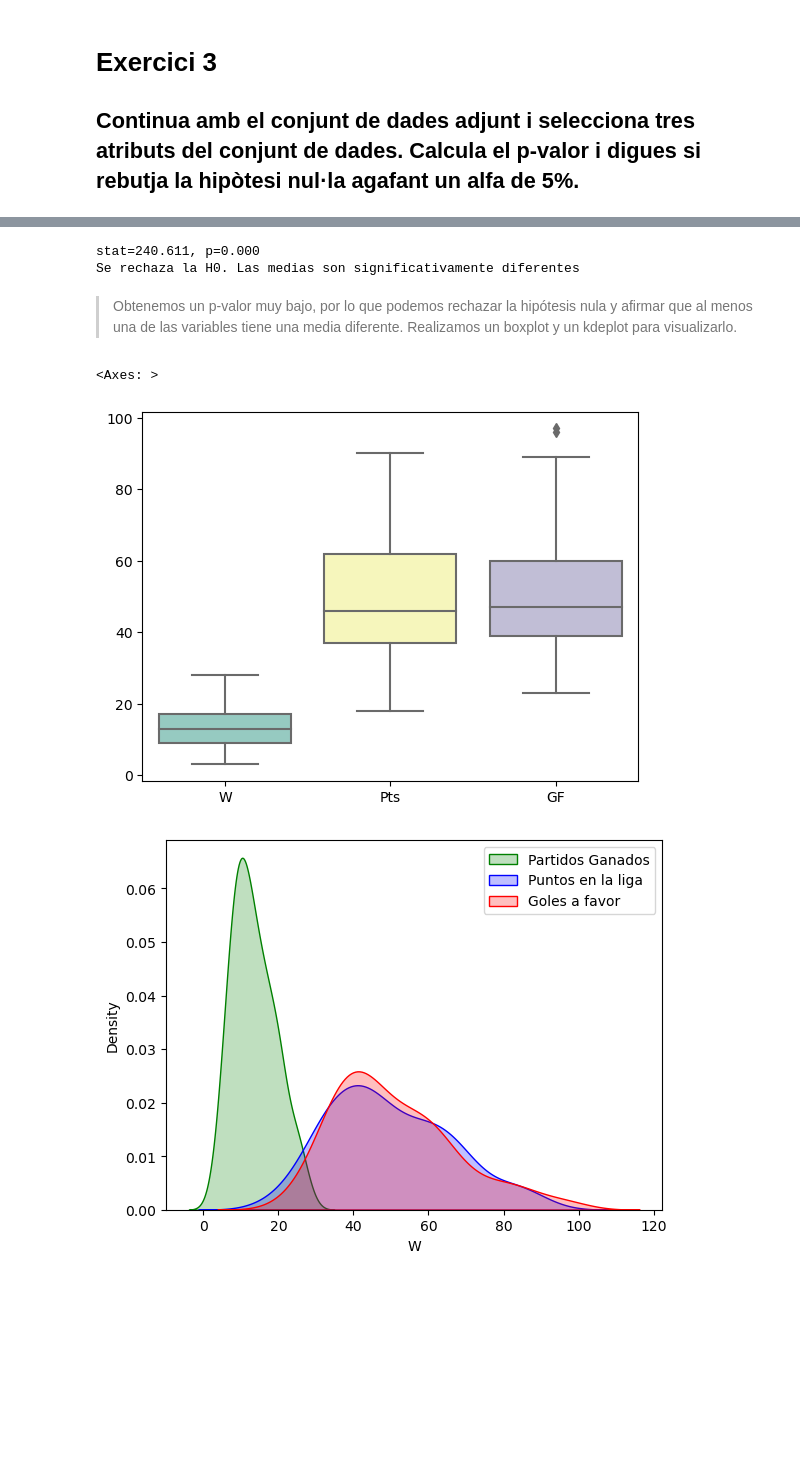
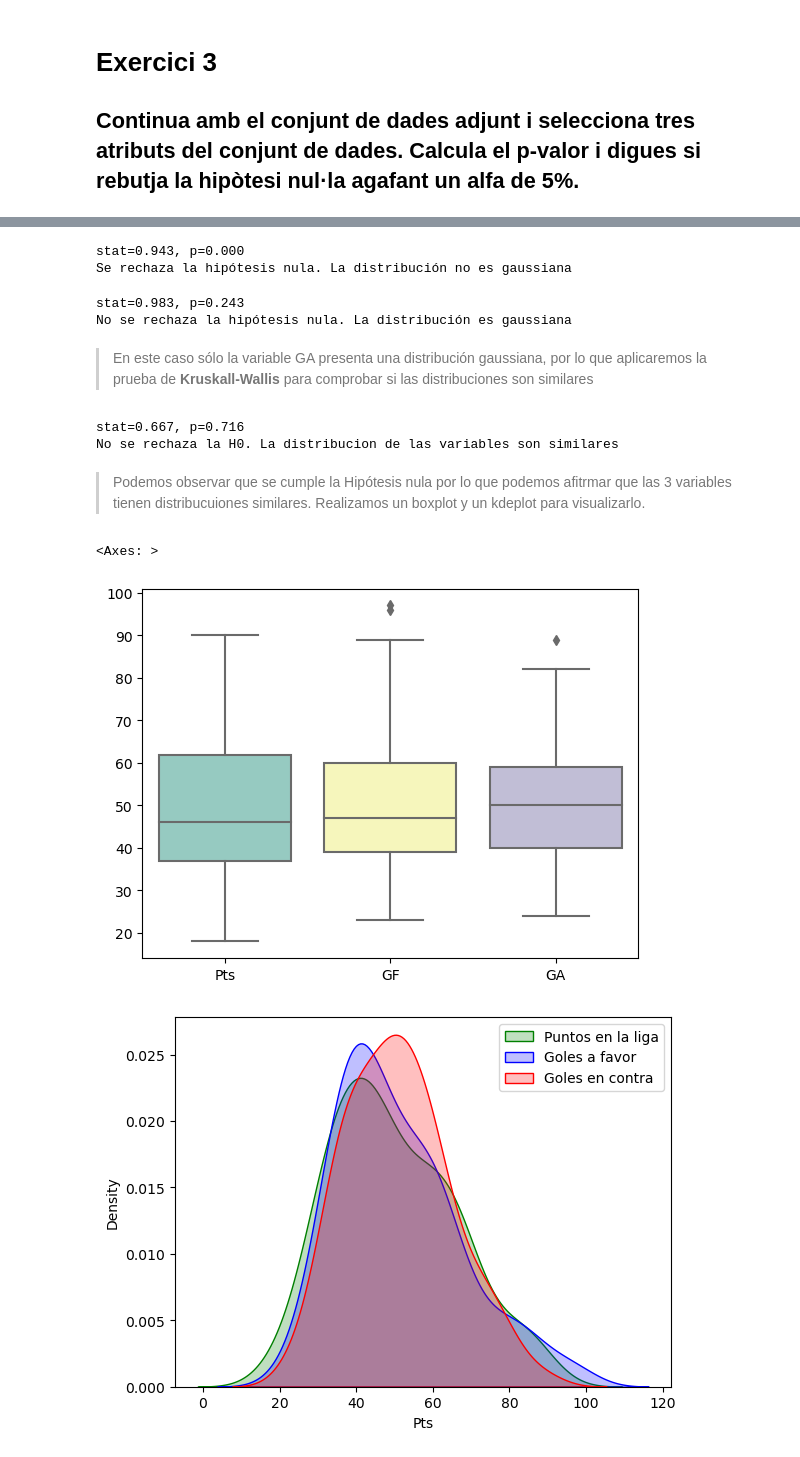
Before and after one commit to hbleda/hipotesis_testing, a Jupyter notebook: Tasca_M5_T01.ipynb, the cells around one changed output, grey strips where cells are left out. Cells and saved outputs as stored; diff of their text form; code cells hidden in the pictures; blank space fills up the shorter version.

```diff
--- a/Tasca_M5_T01.ipynb
+++ b/Tasca_M5_T01.ipynb
@@ -13,7 +15,7 @@ import warnings
 warnings.filterwarnings('ignore')
 # %%
 # Cargamos el archivo "Lligues europees UEFA.csv" en un nuevo dataframe
-df_uefa = pd.read_csv('C:\\Users\\USER\\Desktop\\Data Science\\Sprint 5. Introducció al Test dHipòtesis i al Machine Learning\\Tasca M5 T01\\Lligues europees UEFA.csv',sep= ";",encoding='latin-1')
+df_uefa = pd.read_csv('Lligues europees UEFA.csv',sep= ";",encoding='latin-1')
 df_uefa.head(10)
 # %% [output]
 |  | Rk | Squad | Country | LgRk | MP | W | D | L | GF | GA | ... | ... |
@@ -228,26 +274,48 @@ plt.show()
+# %%
+stat, p = shapiro(df_uefa['GF'])
+print('stat=%.3f, p=%.3f' % (stat, p))
+if p > 0.05:
+ print('No se rechaza la hipótesis nula. La distribución es gaussiana')
+else:
+ print('Se rechaza la hipótesis nula. La distribución no es gaussiana')
+# %% [output]
+stat=0.943, p=0.000
+Se rechaza la hipótesis nula. La distribución no es gaussiana
+# %%
+stat, p = shapiro(df_uefa['GA'])
+print('stat=%.3f, p=%.3f' % (stat, p))
+if p > 0.05:
+ print('No se rechaza la hipótesis nula. La distribución es gaussiana')
+else:
+ print('Se rechaza la hipótesis nula. La distribución no es gaussiana')
+# %% [output]
+stat=0.983, p=0.243
+No se rechaza la hipótesis nula. La distribución es gaussiana
+# %% [markdown]
+> En este caso sólo la variable GA presenta una distribución gaussiana, por lo que aplicaremos la prueba de **Kruskall-Wallis** para comprobar si las distribuciones son similares
 # %%
-stat, p = stats.f_oneway(df_uefa['W'], df_uefa['Pts'], df_uefa['GF'])
+stat, p = stats.kruskal(df_uefa['Pts'], df_uefa['GF'], df_uefa['GA'])
 print('stat=%.3f, p=%.3f' % (stat, p))
 if p > 0.05:
- print('No se rechaza la H0. Las medias de las tres variables son iguales')
+ print('No se rechaza la H0. La distribucion de las variables son similares')
 else:
- print('Se rechaza la H0. Las medias son significativamente diferentes')
+ print('Se rechaza la H0. Las distribución de las variables es diferente')
 # %% [output]
-stat=240.611, p=0.000
-Se rechaza la H0. Las medias son significativamente diferentes
+stat=0.667, p=0.716
+No se rechaza la H0. La distribucion de las variables son similares
 # %% [markdown]
-> Obtenemos un p-valor muy bajo, por lo que podemos rechazar la hipótesis nula y afirmar que al menos una de las variables tiene una media diferente.
+> Podemos observar que se cumple la Hipótesis nula por lo que podemos afitrmar que las 3 variables tienen distribucuiones similares.
 > Realizamos un boxplot y un kdeplot para visualizarlo.
 # %%
-sns.boxplot(data=df_uefa[['W', 'Pts', 'GF']], palette="Set3")
+sns.boxplot(data=df_uefa[['Pts', 'GF', 'GA']], palette="Set3")
 # %% [output]
 <Axes: >
-[figure, old version]
+[figure, new version]
 # %%
-sns.kdeplot(df_uefa['W'], label= 'Partidos Ganados', color= 'green', fill = True)
-sns.kdeplot(df_uefa['Pts'], label= 'Puntos en la liga', color= 'blue', fill = True)
-sns.kdeplot(df_uefa['GF'], label= 'Goles a favor', color= 'red', fill = True)
+sns.kdeplot(df_uefa['Pts'], label= 'Puntos en la liga', color= 'green', fill = True)
+sns.kdeplot(df_uefa['GF'], label= 'Goles a favor', color= 'blue', fill = True)
+sns.kdeplot(df_uefa['GA'], label= 'Goles en contra', color= 'red', fill = True)
 plt.legend()
 plt.show()
 # %% [output]
-[figure, old version]
+[figure, new version]
```
Also changed, not shown: parts of 13 cells of this notebook.
